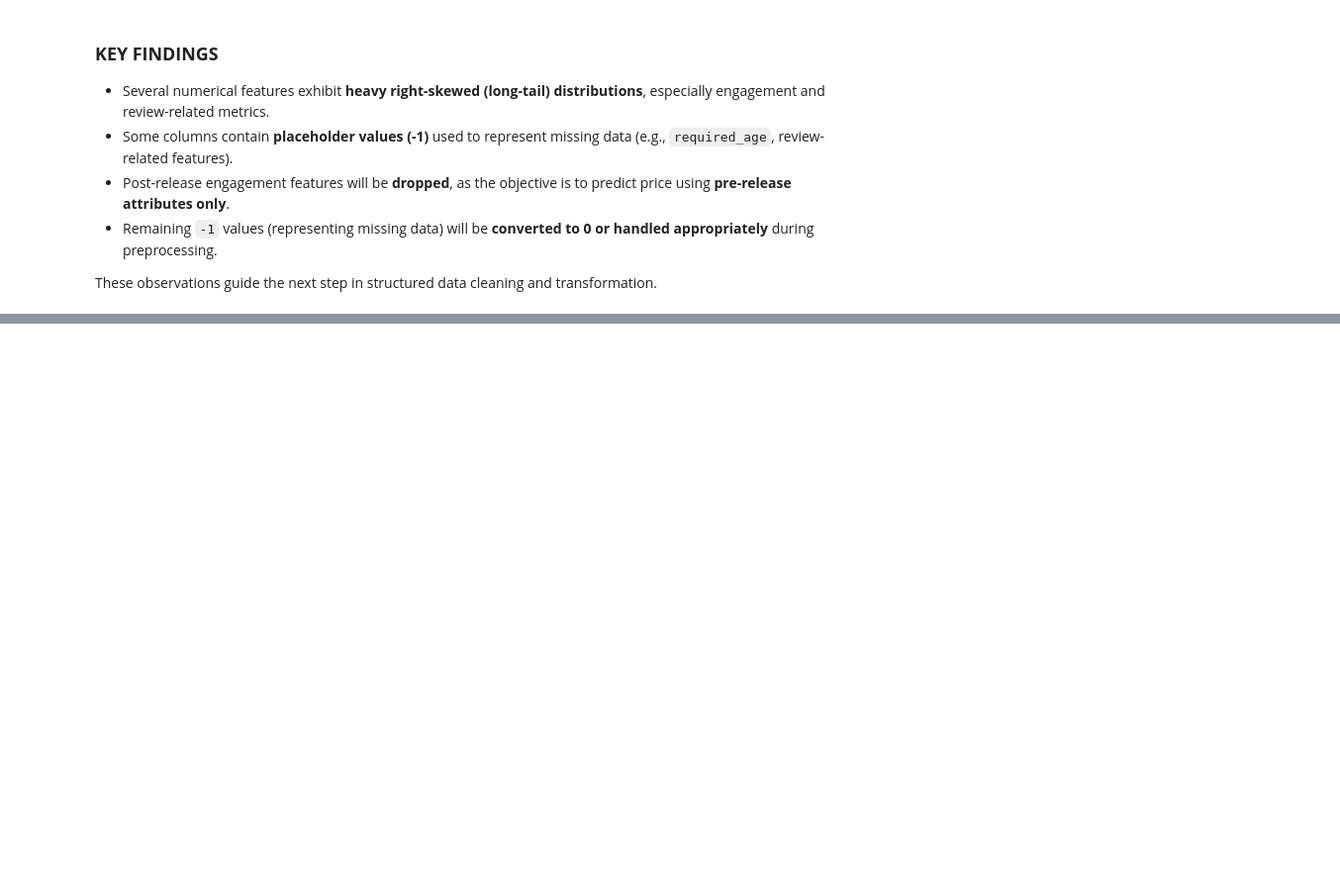
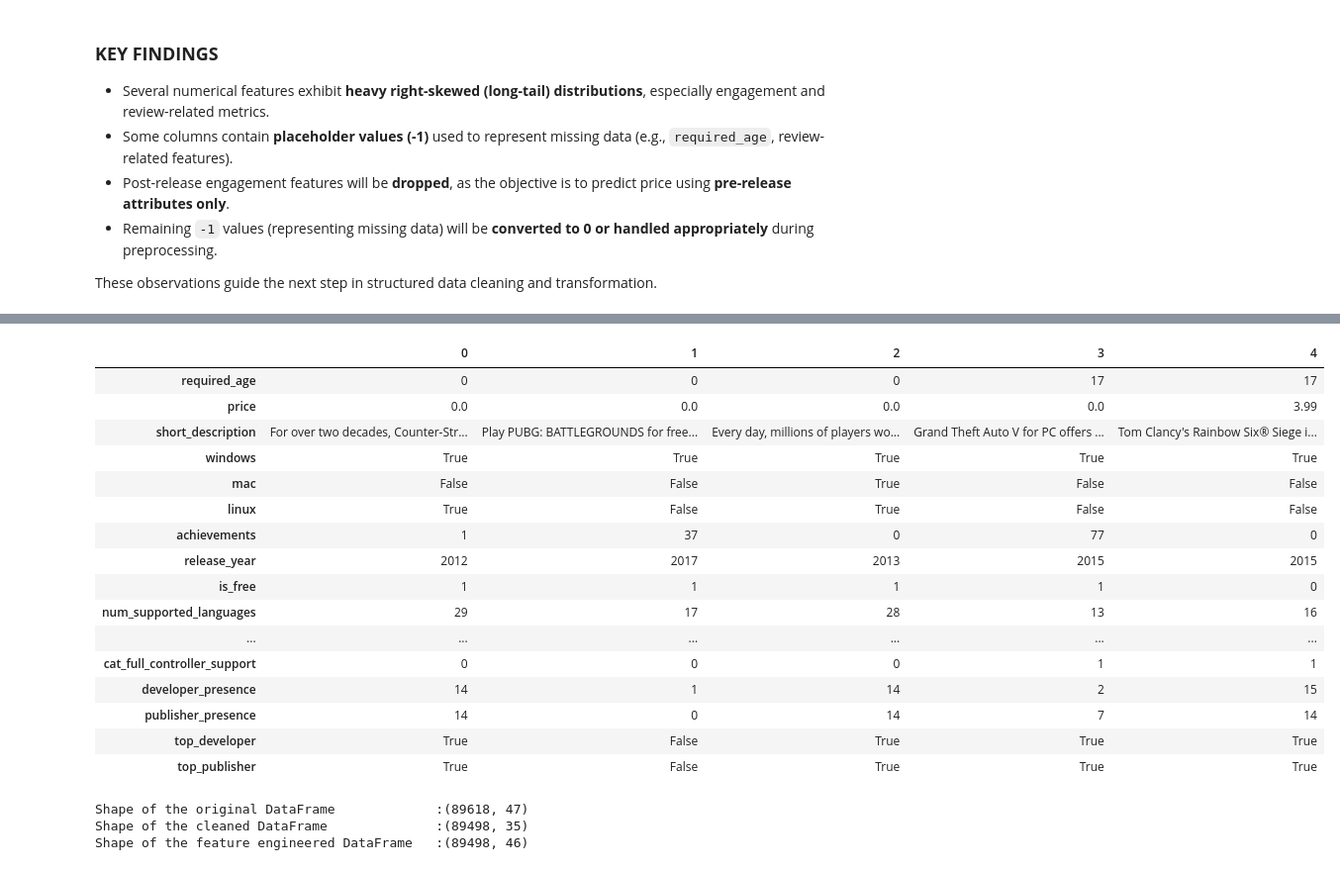
Before and after one commit to RudraKumar002/steam-price-intelligence-system, a Jupyter notebook: notebooks/02_Feature_Engineering.ipynb, the cells around one changed output, grey strips where cells are left out. Shown at 99% size. Cells and saved outputs as stored; diff of their text form; code cells hidden in the pictures; blank space fills up the shorter version.

```diff
--- a/notebooks/02_Feature_Engineering.ipynb
+++ b/notebooks/02_Feature_Engineering.ipynb
@@ -409,0 +507,10 @@ The dataset is now structured, reduced, and optimized for modeling using pre-rel
+# %%
+dev_threshold = dev_counts.quantile(0.90)  # top 10% devs
+
+train_df['top_developer'] = train_df['developer_presence'] >= dev_threshold
+test_df['top_developer'] = test_df['developer_presence'] >= dev_threshold
+
+publisher_threshold = publisher_counts.quantile(0.90) # top 10% publishers
+
+train_df['top_publisher'] = train_df['publisher_presence'] >= publisher_threshold
+test_df['top_publisher'] = test_df['publisher_presence'] >= publisher_threshold
@@ -409,0 +535,29 @@ The dataset is now structured, reduced, and optimized for modeling using pre-rel
+# %%
+fe_df.head().T
+# %% [output]
+|  | 0 | 1 | 2 | 3 | 4 |
+| required_age | 0 | 0 | 0 | 17 | 17 |
+| price | 0.0 | 0.0 | 0.0 | 0.0 | 3.99 |
+| short_description | For over two decades, Counter-Str... | Play PUBG: BATTLEGROUNDS for free... | Every day, millions of players wo... | Grand Theft Auto V for PC offers ... | Tom Clancy's Rainbow Six® Siege i... |
+| windows | True | True | True | True | True |
+| mac | False | False | True | False | False |
+| linux | True | False | True | False | False |
+| achievements | 1 | 37 | 0 | 77 | 0 |
+| release_year | 2012 | 2017 | 2013 | 2015 | 2015 |
+| is_free | 1 | 1 | 1 | 1 | 0 |
+| num_supported_languages | 29 | 17 | 28 | 13 | 16 |
+| ... | ... | ... | ... | ... | ... |
+| cat_full_controller_support | 0 | 0 | 0 | 1 | 1 |
+| developer_presence | 14 | 1 | 14 | 2 | 15 |
+| publisher_presence | 14 | 0 | 14 | 7 | 14 |
+| top_developer | True | False | True | True | True |
+| top_publisher | True | False | True | True | True |
+# %%
+# checking the shape of the original DataFrame, cleaned DataFrame and feature engineered DataFrame
+print(f"Shape of the original DataFrame             :{df.shape}")
+print(f"Shape of the cleaned DataFrame              :{cleaned_df.shape}")
+print(f"Shape of the feature engineered DataFrame   :{fe_df.shape}")
+# %% [output]
+Shape of the original DataFrame             :(89618, 47)
+Shape of the cleaned DataFrame              :(89498, 35)
+Shape of the feature engineered DataFrame   :(89498, 46)
```
Also changed, not shown: parts of 47 cells of this notebook, 23 other files.
